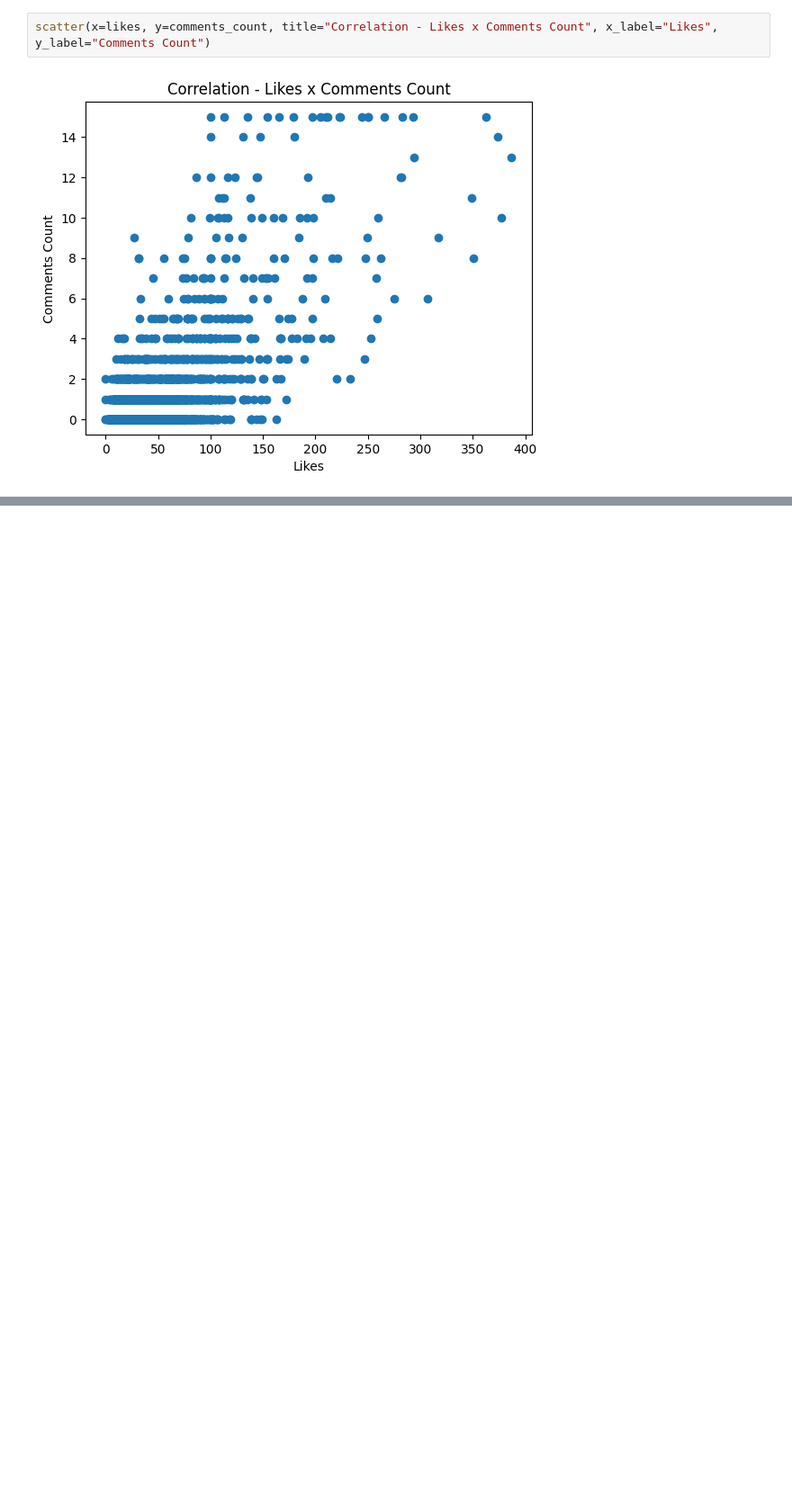
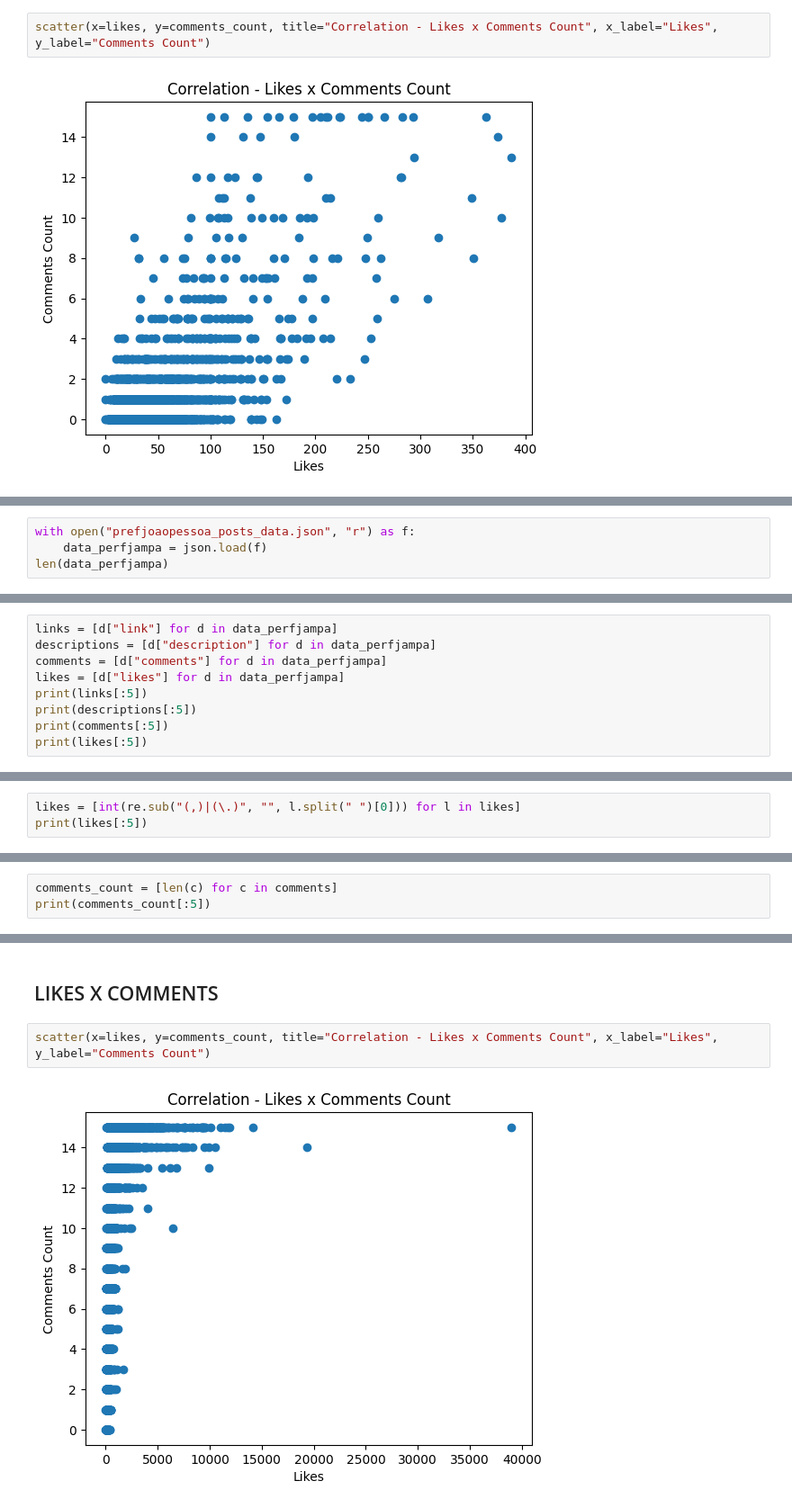
Before and after one commit to mickaelyoshua7674/insta_feed_data, a Jupyter notebook: analyse_data.ipynb, the cells around one changed output, grey strips where cells are left out. Shown: that part at 90% size. Drawn from its saved outputs; the diff is of its cells as text; blank space fills up the shorter version.

```diff
--- a/analyse_data.ipynb
+++ b/analyse_data.ipynb
@@ -82,0 +87,4 @@ scatter(x=likes, y=comments_count, title="Correlation - Likes x Comments Count",
+# %%
+with open("prefjoaopessoa_posts_data.json", "r") as f:
+    data_perfjampa = json.load(f)
+len(data_perfjampa)
@@ -82,0 +93,9 @@ scatter(x=likes, y=comments_count, title="Correlation - Likes x Comments Count",
+# %%
+links = [d["link"] for d in data_perfjampa]
+descriptions = [d["description"] for d in data_perfjampa]
+comments = [d["comments"] for d in data_perfjampa]
+likes = [d["likes"] for d in data_perfjampa]
+print(links[:5])
+print(descriptions[:5])
+print(comments[:5])
+print(likes[:5])
@@ -82,0 +107,3 @@ scatter(x=likes, y=comments_count, title="Correlation - Likes x Comments Count",
+# %%
+likes = [int(re.sub("(,)|(\.)", "", l.split(" ")[0])) for l in likes]
+print(likes[:5])
@@ -82,0 +112,3 @@ scatter(x=likes, y=comments_count, title="Correlation - Likes x Comments Count",
+# %%
+comments_count = [len(c) for c in comments]
+print(comments_count[:5])
@@ -82,0 +141,6 @@ scatter(x=likes, y=comments_count, title="Correlation - Likes x Comments Count",
+# %% [markdown]
+## LIKES X COMMENTS
+# %%
+scatter(x=likes, y=comments_count, title="Correlation - Likes x Comments Count", x_label="Likes", y_label="Comments Count")
+# %% [output]
+[figure, added]
```
Also changed, not shown: parts of 22 cells of this notebook.
